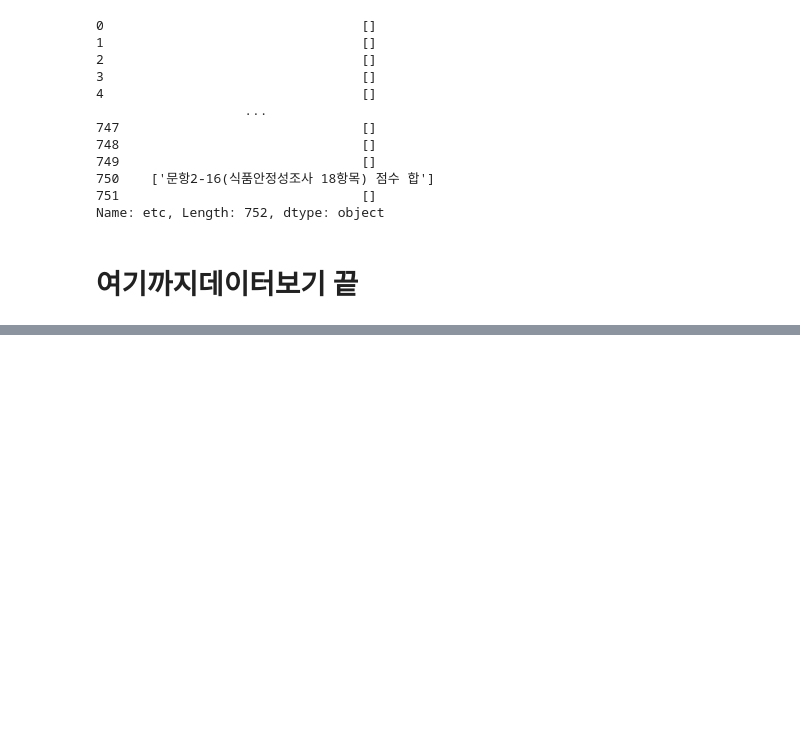
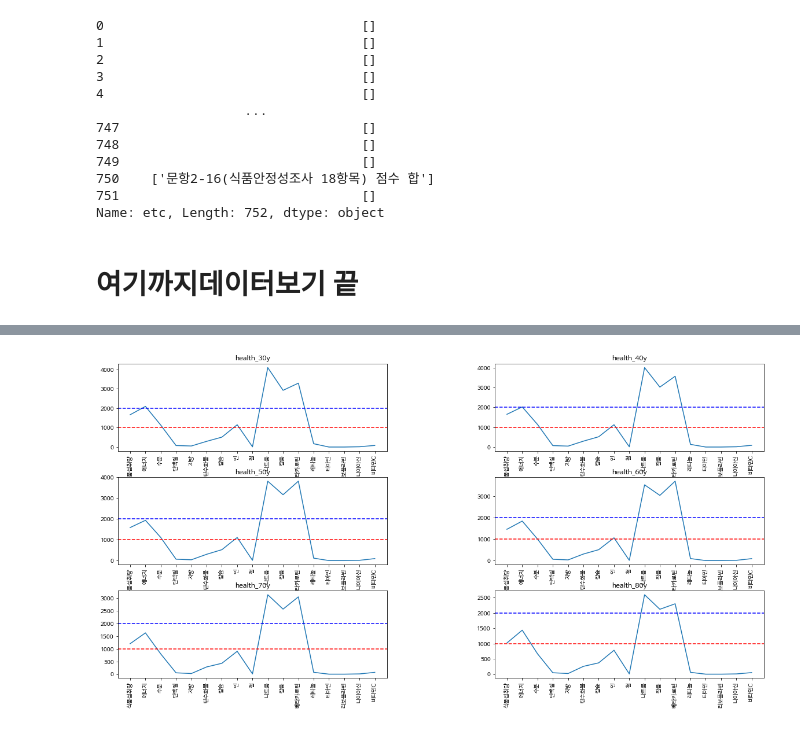
Before and after one commit to amthreeh/healthnutrition, a Jupyter notebook: nuritionC.ipynb, the cells around one changed output, grey strips where cells are left out. Drawn from its saved outputs; the diff is of its cells as text; code cells hidden in the pictures; blank space fills up the shorter version.

```diff
--- a/nuritionC.ipynb
+++ b/nuritionC.ipynb
@@ -438,0 +483,70 @@ health_80y_jeju_rural = health_80y_jeju.query("town_t	==2")
+# %%
+nutritionF = ['N_INTK','N_EN','N_WATER','N_PROT','N_FAT','N_CHO','N_CA','N_PHOS','N_FE','N_NA','N_K','N_CAROT','N_RETIN','N_B1','N_B2','N_NIAC','N_VITC']
+nutritionF_name = [
+  '식품섭취량',
+ '에너지',
+ '수분',
+ '단백질',
+ '지방',
+ '탄수화물',
+ '칼슘',
+ '인',
+ '철',
+ '나트륨',
+ '칼륨',
+ '베타카로틴',
+ '레티놀',
+ '티아민',
+ '리보플라빈',
+ '나이아신',
+ '비타민C']
+# %%
+grid = gridspec.GridSpec(3,2)#그래프를 그릴 도화지 개수
+plt.figure(figsize=(20,10))
+plt.subplots_adjust(wspace= 0.4, hspace=0.3) #그래프 간의 거리 조절
+
+ax0 = plt.subplot(grid[0])
+ax1 = plt.subplot(grid[1])
+ax2 = plt.subplot(grid[2])
+ax3 = plt.subplot(grid[3])
+ax4 = plt.subplot(grid[4])
+ax5 = plt.subplot(grid[5])
+
+ax0.plot(health_30y[nutritionF].mean())
+ax0.set_title("health_30y")
+ax0.axhline(1000,0,len(nutritionF), color='red', linestyle = '--')
+ax0.axhline(2000,0,len(nutritionF), color='blue', linestyle = '--')
+_=ax0.set_xticklabels(nutritionF_name, rotation=90)
+
+ax1.plot(health_40y[nutritionF].mean())
+ax1.set_title("health_40y")
+ax1.axhline(1000,0,len(nutritionF), color='red', linestyle = '--')
+ax1.axhline(2000,0,len(nutritionF), color='blue', linestyle = '--')
+_=ax1.set_xticklabels(nutritionF_name, rotation=90)
+
+
+ax2.plot(health_50y[nutritionF].mean())
+ax2.set_title("health_50y")
+ax2.axhline(1000,0,len(nutritionF), color='red', linestyle = '--')
+ax2.axhline(2000,0,len(nutritionF), color='blue', linestyle = '--')
+_=ax2.set_xticklabels(nutritionF_name, rotation=90)
+
+ax3.plot(health_60y[nutritionF].mean())
+ax3.set_title("health_60y")
+ax3.axhline(1000,0,len(nutritionF), color='red', linestyle = '--')
+ax3.axhline(2000,0,len(nutritionF), color='blue', linestyle = '--')
+_=ax3.set_xticklabels(nutritionF_name, rotation=90)
+
+ax4.plot(health_70y[nutritionF].mean())
+ax4.set_title("health_70y")
+ax4.axhline(1000,0,len(nutritionF), color='red', linestyle = '--')
+ax4.axhline(2000,0,len(nutritionF), color='blue', linestyle = '--')
+_=ax4.set_xticklabels(nutritionF_name, rotation=90)
+
+ax5.plot(health_80y[nutritionF].mean())
+ax5.set_title("health_80y")
+ax5.axhline(1000,0,len(nutritionF), color='red', linestyle = '--')
+ax5.axhline(2000,0,len(nutritionF), color='blue', linestyle = '--')
+_=ax5.set_xticklabels(nutritionF_name, rotation=90)
+# %% [output]
+[figure, added]
```
Also changed, not shown: parts of 20 cells of this notebook.
